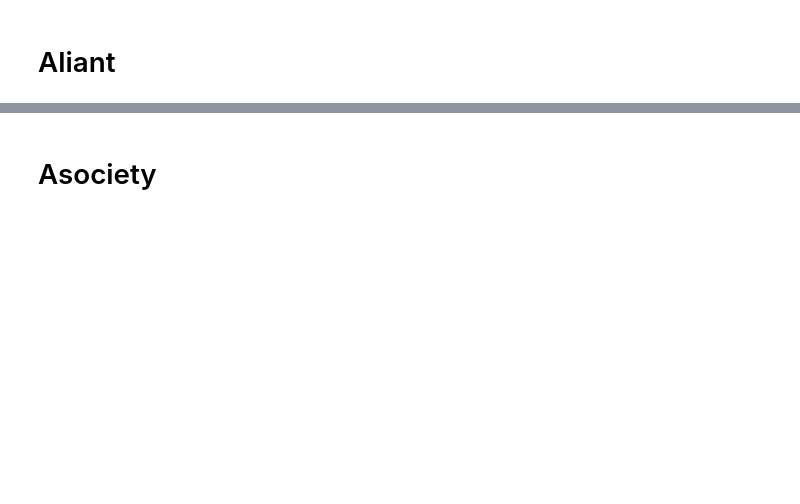
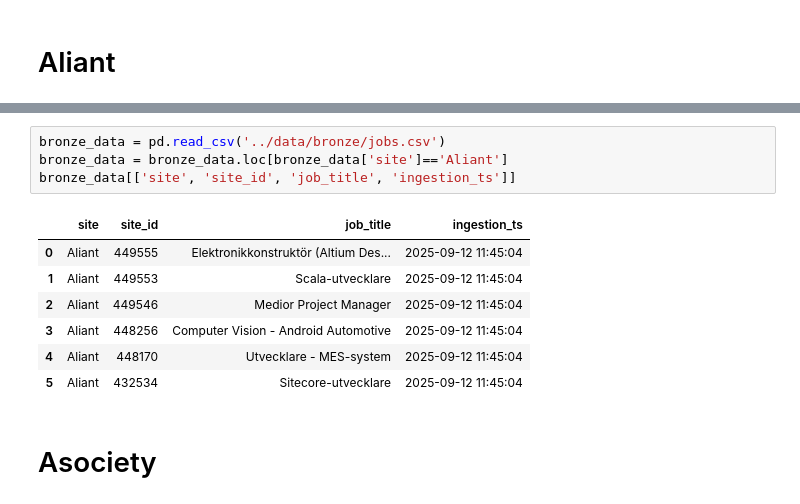
Before and after one commit to mimmitheresia/data_science-repo, a Jupyter notebook: training/notebooks/jobscreaping.ipynb, the cells around one changed output, grey strips where cells are left out. Drawn from its saved outputs; the diff is of its cells as text; blank space fills up the shorter version.

```diff
--- a/training/notebooks/jobscreaping.ipynb
+++ b/training/notebooks/jobscreaping.ipynb
@@ -207,2 +88,14 @@ pd.DataFrame(job_data_afry)
+# %%
+bronze_data = pd.read_csv('../data/bronze/jobs.csv')
+bronze_data = bronze_data.loc[bronze_data['site']=='Aliant']
+bronze_data[['site', 'site_id', 'job_title', 'ingestion_ts']]
+# %% [output]
+|  | site | site_id | job_title | ingestion_ts |
+| 0 | Aliant | 449555 | Elektronikkonstruktör (Altium Des... | 2025-09-12 11:45:04 |
+| 1 | Aliant | 449553 | Scala-utvecklare | 2025-09-12 11:45:04 |
+| 2 | Aliant | 449546 | Medior Project Manager | 2025-09-12 11:45:04 |
+| 3 | Aliant | 448256 | Computer Vision - Android Automotive | 2025-09-12 11:45:04 |
+| 4 | Aliant | 448170 | Utvecklare - MES-system | 2025-09-12 11:45:04 |
+| 5 | Aliant | 432534 | Sitecore-utvecklare | 2025-09-12 11:45:04 |
 # %% [markdown]
 # Asociety
```
Also changed, not shown: parts of 26 cells of this notebook, 12 other files.
